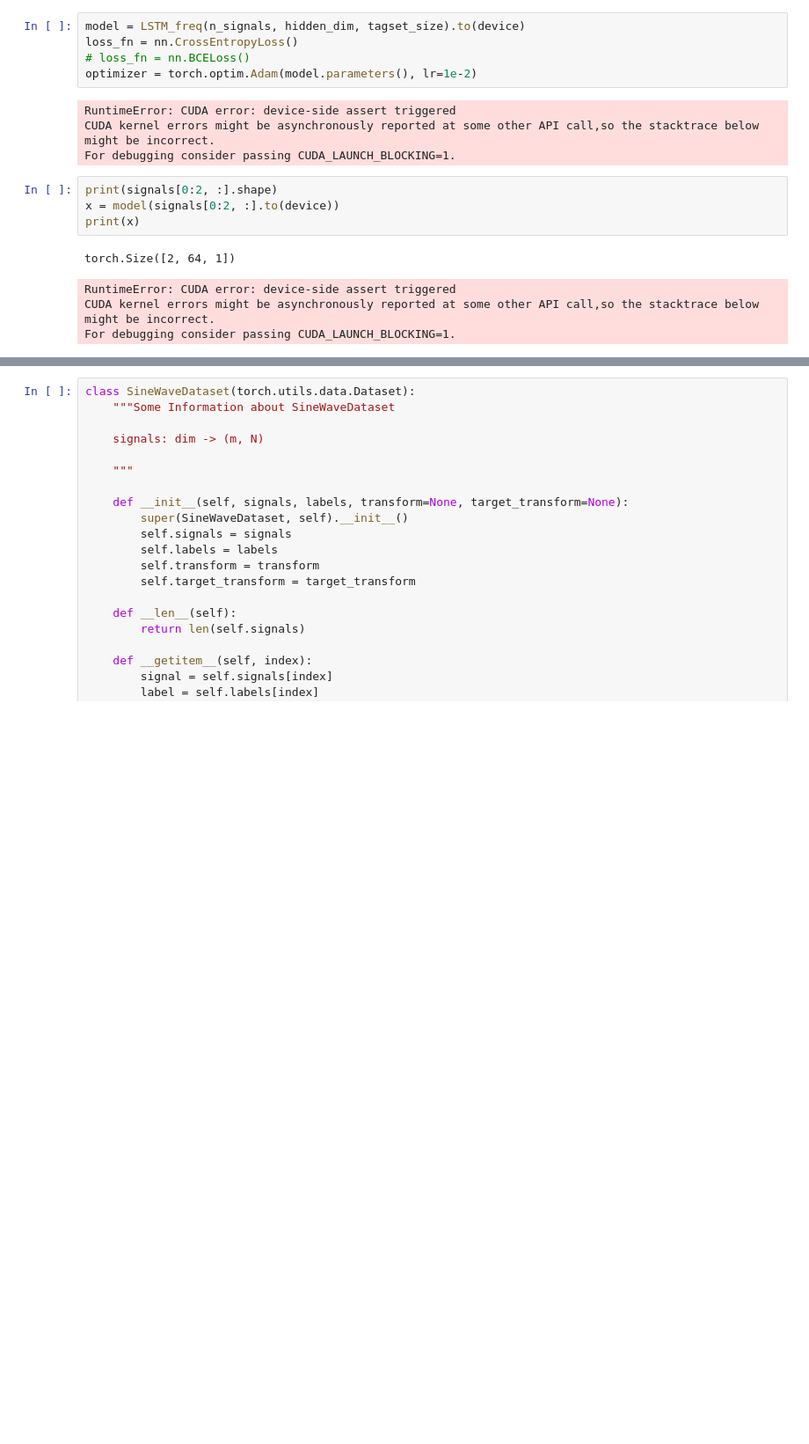
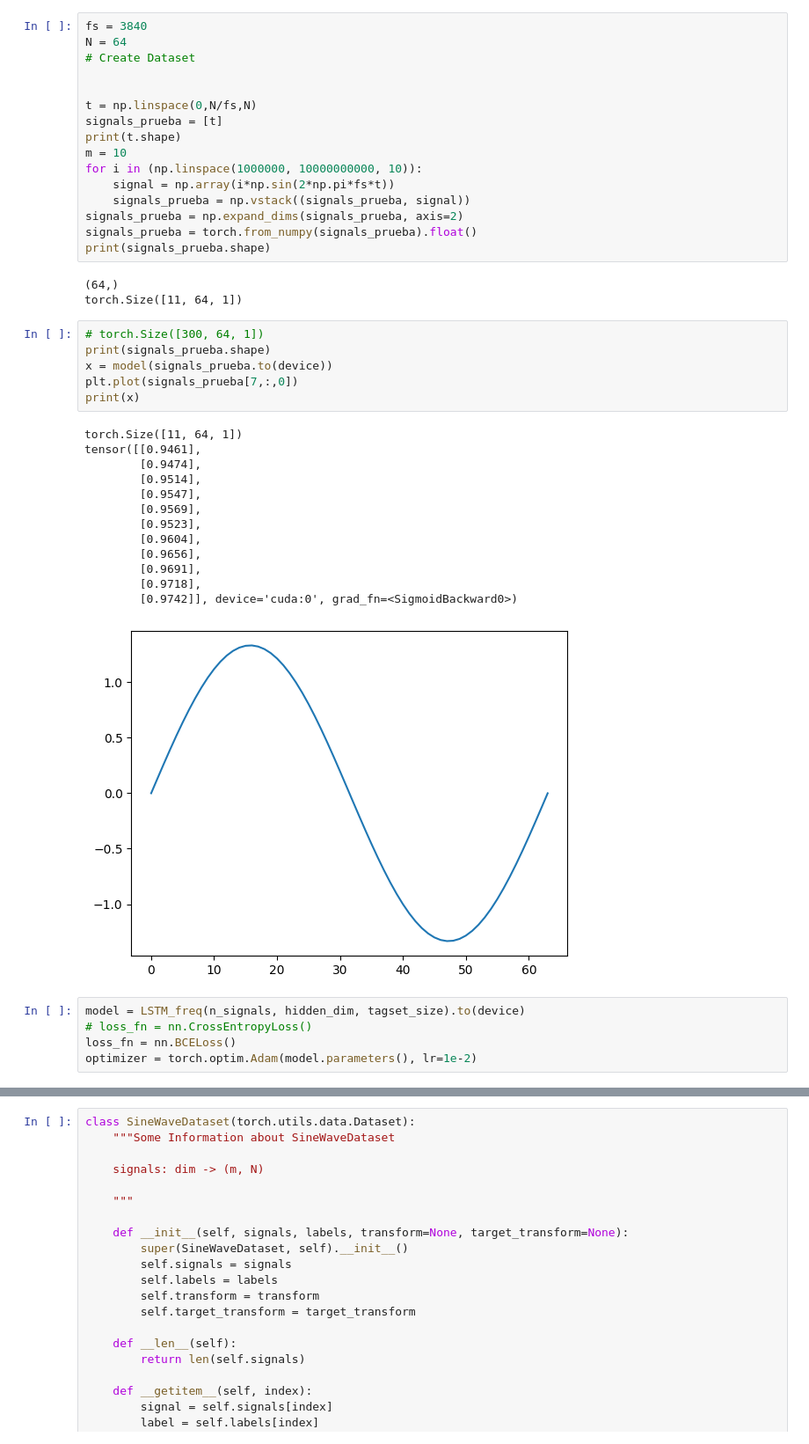
Before and after one commit to alvarohc777/pyTorch, a Jupyter notebook: LSTM_prueba.ipynb, the cells around one changed output, grey strips where cells are left out. Shown at 88% size. Drawn from its saved outputs; the diff is of its cells as text; blank space fills up the shorter version.

Commit message:
Fix CUDA error
Had to use a sigmoid layer at the models output and nn.BCELoss()

```diff
--- a/LSTM_prueba.ipynb
+++ b/LSTM_prueba.ipynb
@@ -37,21 +39,47 @@ class LSTM_freq(nn.Module):
+# %%
+fs = 3840
+N = 64
+# Create Dataset
+
+
+t = np.linspace(0,N/fs,N)
+signals_prueba = [t]
+print(t.shape)
+m = 10
+for i in (np.linspace(1000000, 10000000000, 10)):
+    signal = np.array(i*np.sin(2*np.pi*fs*t))
+    signals_prueba = np.vstack((signals_prueba, signal))
+signals_prueba = np.expand_dims(signals_prueba, axis=2)
+signals_prueba = torch.from_numpy(signals_prueba).float()
+print(signals_prueba.shape)
+# %% [output]
+(64,)
+torch.Size([11, 64, 1])
+# %%
+# torch.Size([300, 64, 1])
+print(signals_prueba.shape)
+x = model(signals_prueba.to(device))
+plt.plot(signals_prueba[7,:,0])
+print(x)
+# %% [output]
+torch.Size([11, 64, 1])
+tensor([[0.9461],
+        [0.9474],
+        [0.9514],
+        [0.9547],
+        [0.9569],
+        [0.9523],
+        [0.9604],
+        [0.9656],
+        [0.9691],
+        [0.9718],
+        [0.9742]], device='cuda:0', grad_fn=<SigmoidBackward0>)
+[figure, added]
 # %%
 model = LSTM_freq(n_signals, hidden_dim, tagset_size).to(device)
-loss_fn = nn.CrossEntropyLoss()
-# loss_fn = nn.BCELoss()
+# loss_fn = nn.CrossEntropyLoss()
+loss_fn = nn.BCELoss()
 optimizer = torch.optim.Adam(model.parameters(), lr=1e-2)
-# %% [output]
-RuntimeError: CUDA error: device-side assert triggered
-CUDA kernel errors might be asynchronously reported at some other API call,so the stacktrace below might be incorrect.
-For debugging consider passing CUDA_LAUNCH_BLOCKING=1.
-# %%
-print(signals[0:2, :].shape)
-x = model(signals[0:2, :].to(device))
-print(x)
-# %% [output]
-torch.Size([2, 64, 1])
-RuntimeError: CUDA error: device-side assert triggered
-CUDA kernel errors might be asynchronously reported at some other API call,so the stacktrace below might be incorrect.
-For debugging consider passing CUDA_LAUNCH_BLOCKING=1.
 # %%
 print(f"Model structure: {model}\n\n")
 
```
Also changed, not shown: parts of 12 cells of this notebook.
